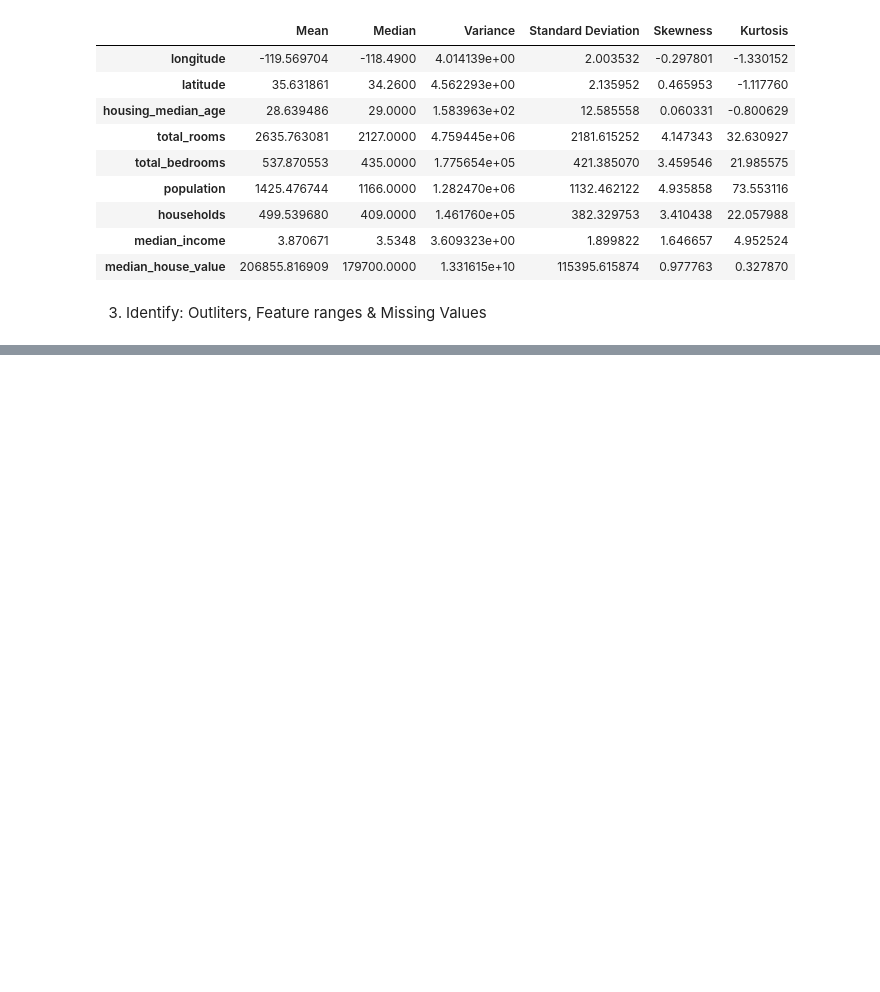
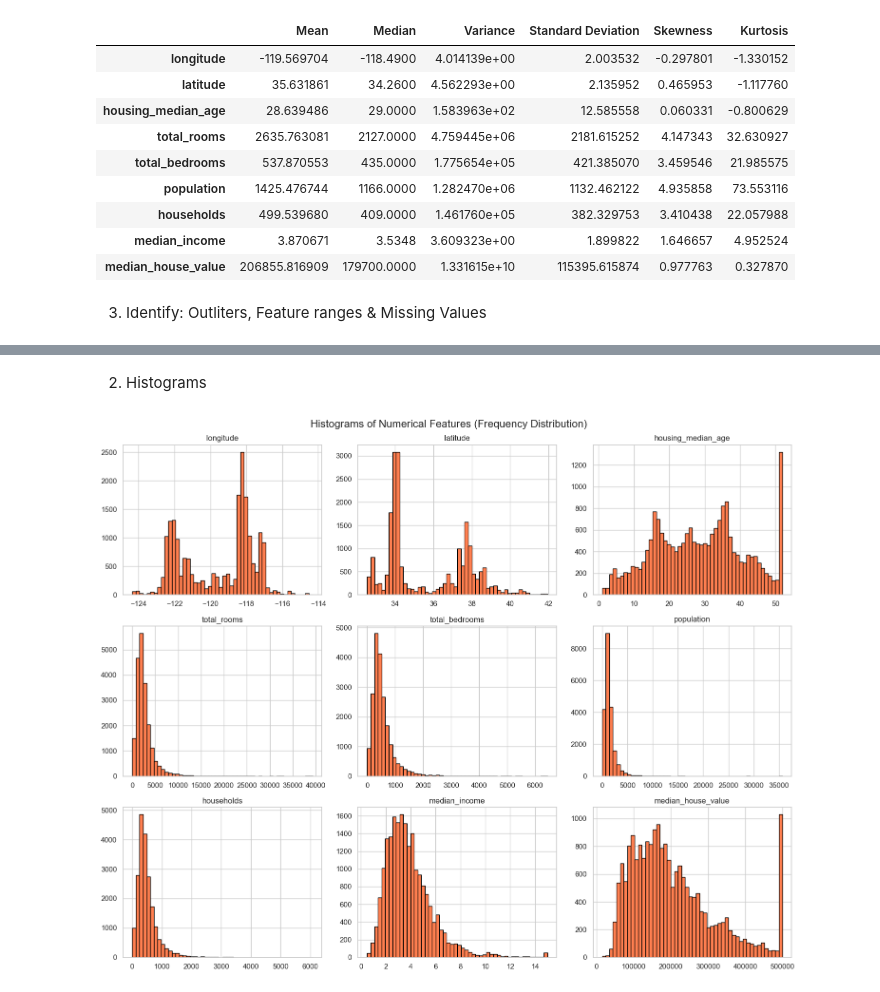
Before and after one commit to Mahanidhii/Data-Exploration-and-Preprocessing, a Jupyter notebook: EDA&Predictive_Analysis.ipynb, the cells around one changed output, grey strips where cells are left out. Cells and saved outputs as stored; diff of their text form; code cells hidden in the pictures; blank space fills up the shorter version.

```diff
--- a/EDA&Predictive_Analysis.ipynb
+++ b/EDA&Predictive_Analysis.ipynb
@@ -53,0 +147,11 @@ display(stats_summary)
+# %% [markdown]
+2. Histograms
+# %%
+# bins=50; granular look
+num_df.hist(bins=50, figsize=(15, 12), color='coral', edgecolor='black')
+
+plt.suptitle('Histograms of Numerical Features (Frequency Distribution)', fontsize=16)
+plt.tight_layout()
+plt.show()
+# %% [output]
+[figure, added]
```
Also changed, not shown: parts of 36 cells of this notebook.
